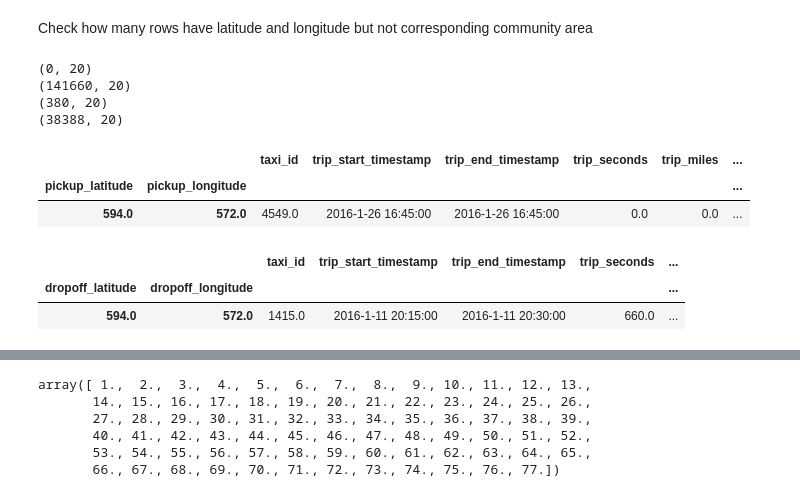
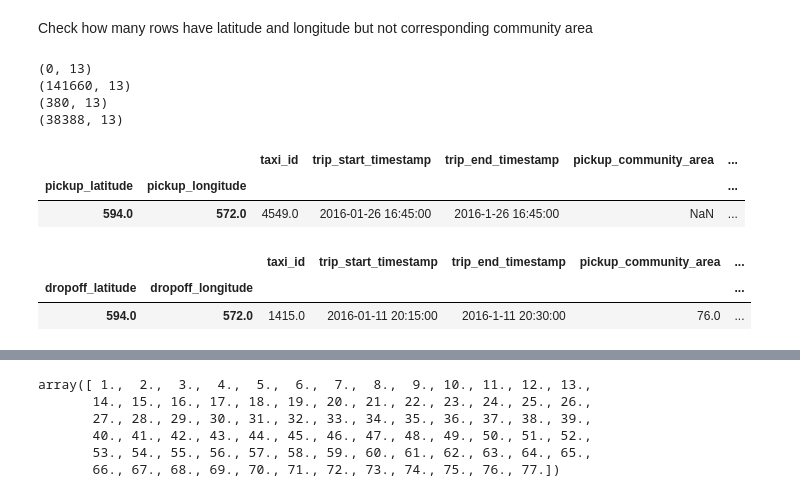
Before and after one commit to pierreschutz/ADA_Project, a Jupyter notebook: taxi_rides.ipynb, the cells around one changed output, grey strips where cells are left out. Cells and saved outputs as stored; diff of their text form; code cells hidden in the pictures.

```diff
--- a/taxi_rides.ipynb
+++ b/taxi_rides.ipynb
@@ -29,0 +51,2 @@ data = pd.concat(all_df)
+# %%
+data = data.drop(columns= ["trip_seconds", "trip_miles", "pickup_census_tract", "dropoff_census_tract", "fare", "tips", "tolls", "extras", "trip_total", "payment_type", "company"])
@@ -35,22 +76,22 @@ print(data[np.isfinite(data["dropoff_community_area"]) & pd.isnull(data["pickup_
 print(data[np.isfinite(data["pickup_latitude"]) & np.isfinite(data["pickup_longitude"]) & pd.isnull(data["pickup_community_area"])].shape)
 print(data[np.isfinite(data["dropoff_latitude"]) & np.isfinite(data["dropoff_longitude"]) & pd.isnull(data["dropoff_community_area"])].shape)
 # %% [output]
-(0, 20)
-(141660, 20)
-(380, 20)
-(38388, 20)
+(0, 13)
+(141660, 13)
+(380, 13)
+(38388, 13)
 # %%
 gp_pu = data.groupby(["pickup_latitude","pickup_longitude"]).first()
 # %%
 gp_pu[pd.isnull(gp_pu["pickup_community_area"])]
 # %% [output]
-|  |  | taxi_id | trip_start_timestamp | trip_end_timestamp | trip_seconds | trip_miles | ... |
-| pickup_latitude | pickup_longitude |  |  |  |  |  | ... |
-| 594.0 | 572.0 | 4549.0 | 2016-1-26 16:45:00 | 2016-1-26 16:45:00 | 0.0 | 0.0 | ... |
+|  |  | taxi_id | trip_start_timestamp | trip_end_timestamp | pickup_community_area | ... |
+| pickup_latitude | pickup_longitude |  |  |  |  | ... |
+| 594.0 | 572.0 | 4549.0 | 2016-01-26 16:45:00 | 2016-1-26 16:45:00 | NaN | ... |
 # %%
-gp_pu = data.groupby(["dropoff_latitude","dropoff_longitude"]).first()
-gp_pu[pd.isnull(gp_pu["dropoff_community_area"])]
+gp_do = data.groupby(["dropoff_latitude","dropoff_longitude"]).first()
+gp_do[pd.isnull(gp_do["dropoff_community_area"])]
 # %% [output]
-|  |  | taxi_id | trip_start_timestamp | trip_end_timestamp | trip_seconds | ... |
+|  |  | taxi_id | trip_start_timestamp | trip_end_timestamp | pickup_community_area | ... |
 | dropoff_latitude | dropoff_longitude |  |  |  |  | ... |
-| 594.0 | 572.0 | 1415.0 | 2016-1-11 20:15:00 | 2016-1-11 20:30:00 | 660.0 | ... |
+| 594.0 | 572.0 | 1415.0 | 2016-01-11 20:15:00 | 2016-1-11 20:30:00 | 76.0 | ... |
```
Also changed, not shown: parts of 34 cells of this notebook.
